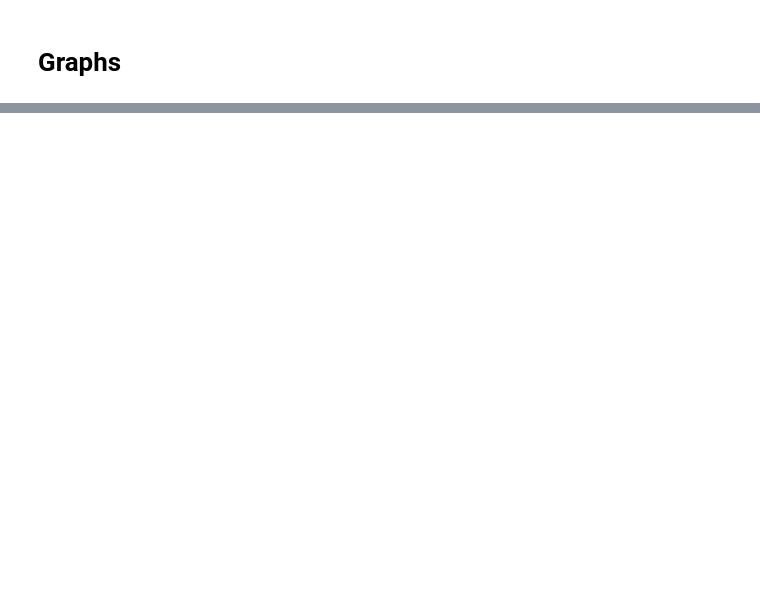
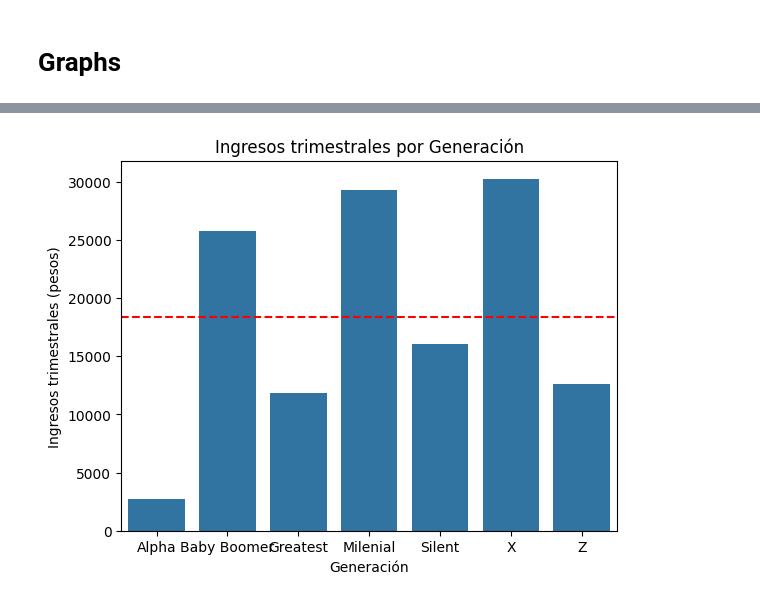
Before and after one commit to IsaacSebastian/ingCaracteristicasProyecto_, a Jupyter notebook: notebooks/2.00_fct_enigh_dataset_exploration_graphs.ipynb, the cells around one changed output, grey strips where cells are left out. Cells and saved outputs as stored; diff of their text form; code cells hidden in the pictures; blank space fills up the shorter version.

Commit message:
Update 2.00_fct_enigh_dataset_exploration_graphs.ipynb
Added some graphs based on the generation of the individuals

```diff
--- a/notebooks/2.00_fct_enigh_dataset_exploration_graphs.ipynb
+++ b/notebooks/2.00_fct_enigh_dataset_exploration_graphs.ipynb
@@ -89,0 +118,19 @@ Amount of data obtained in Sonora in the year of 2022: 12332
+# %%
+df=df_2022.drop_duplicates(subset=[ 'folioviv','foliohog','numren','sexo','edad','parentesco'], keep='first', inplace=False)
+
+number_of_literate_people=len(df[is_literate(df)])
+number_of_illiterate_people=len(df[~is_literate(df)])
+total_of_people=len(df)
+valor='ing_tri_individual_total'
+
+generacion=df.groupby('generacion',as_index=False)[valor].mean()
+sns.barplot(x='generacion', y=valor, data=generacion)
+valor_promedio = generacion[valor].mean()
+plt.axhline(valor_promedio, color='red', linestyle='--', label='Promedio Global')
+# Mostrar el gráfico
+plt.title('Ingresos trimestrales por Generación')
+plt.xlabel('Generación')
+plt.ylabel('Ingresos trimestrales (pesos)')
+plt.show()
+# %% [output]
+[figure, added]
```
Also changed, not shown: parts of 8 cells of this notebook.
